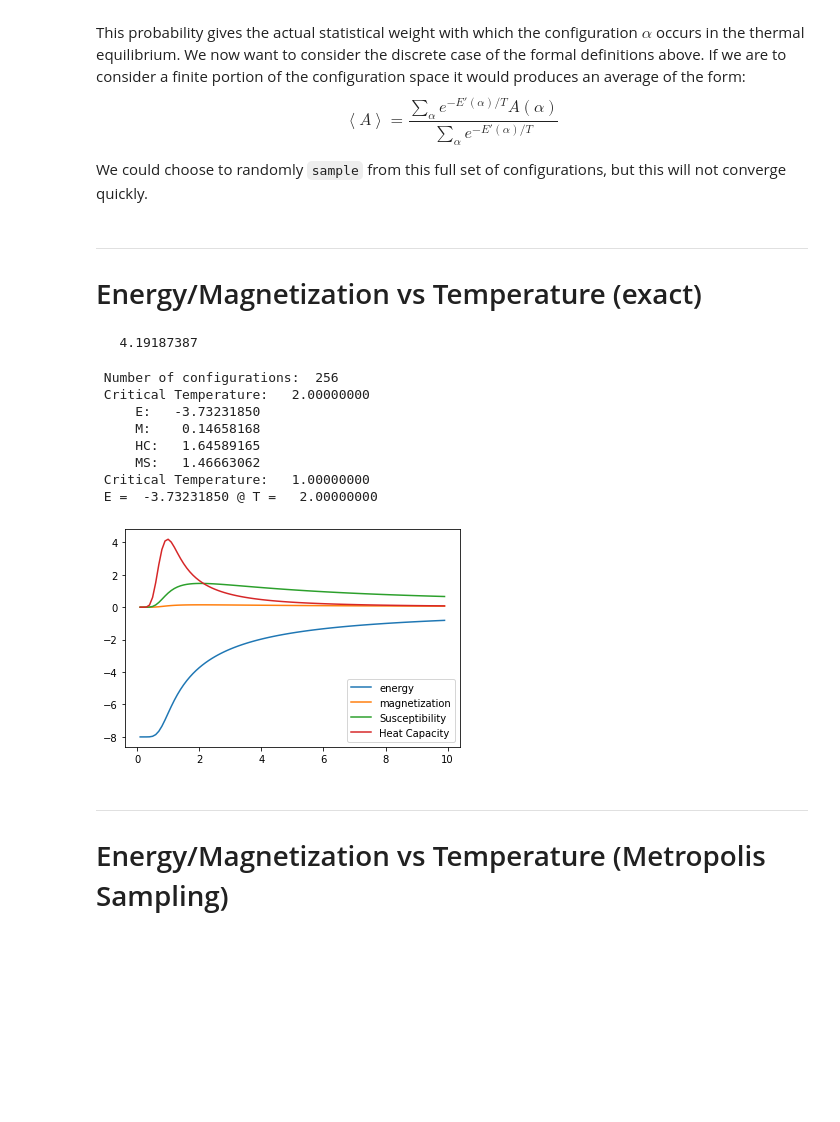
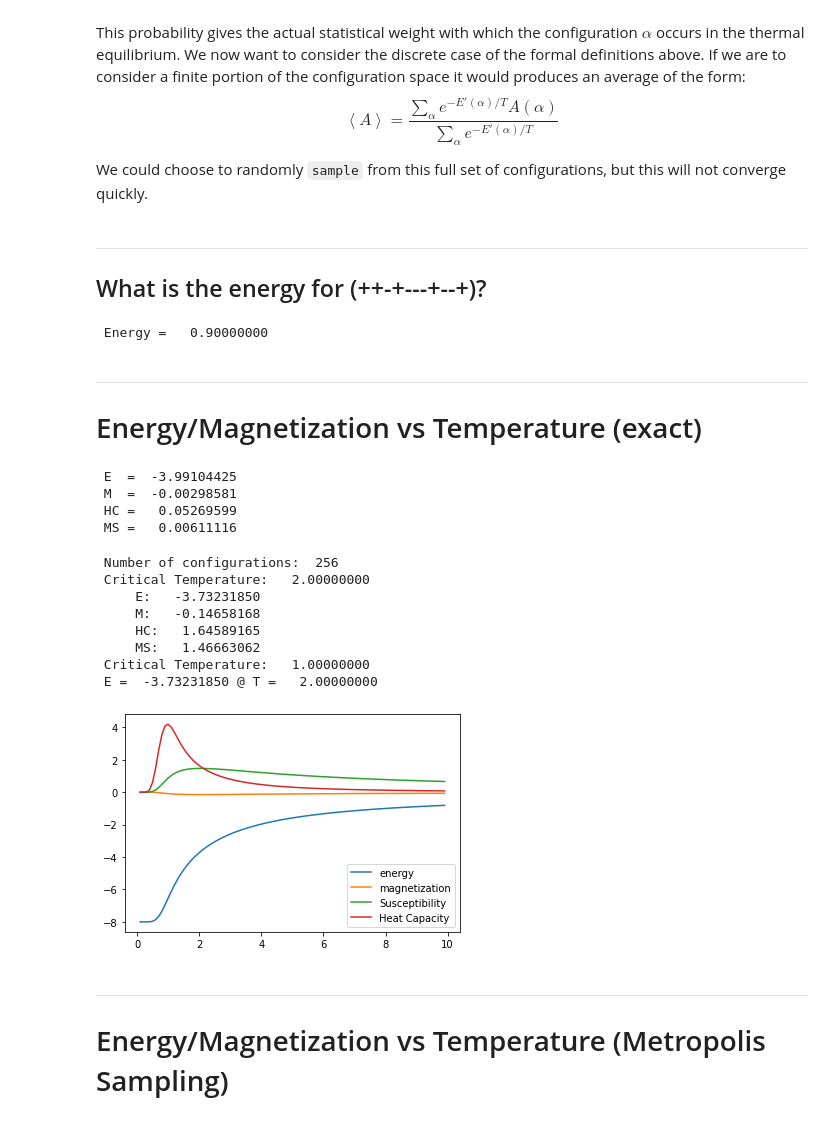
Before and after one commit to Reesem89/MonteCarlo, a Jupyter notebook: examples/ising.ipynb, the cells around one changed output. Cells and saved outputs as stored; diff of their text form; code cells hidden in the pictures; blank space fills up the shorter version.

```diff
--- a/examples/ising.ipynb
+++ b/examples/ising.ipynb
@@ -89,6 +89,18 @@ $$
 \left<A\right> = \frac{\displaystyle\sum_\alpha e^{-E'(\alpha)/T}A(\alpha)}{\displaystyle\sum_\alpha e^{-E'(\alpha)/T}}$$
 
 We could choose to randomly `sample` from this full set of configurations, but this will not converge quickly.
+# %% [markdown]
+---
+## What is the energy for (++-+---+--+)?
+# %%
+conf = montecarlo.SpinConfig1D(N=11)
+
+conf.set_config([1,1,0,1,0,0,0,1,0,0,1])
+# conf.initialize(M=2)
+ham = montecarlo.IsingHamiltonian1D(2.0, 1.1)
+print(" Energy = %12.8f" %ham.energy(conf))
+# %% [output]
+ Energy =   0.90000000
 # %% [markdown]
 ----
 # Energy/Magnetization vs Temperature (exact)
@@ -120,12 +132,28 @@ def compute_average_values(ham, conf, T):
     MS = (MM - M*M)/T
     return E, M, HC, MS
 # %%
-E, M, HC, MS = compute_average_values(ham, conf, 1)
-print(" %12.8f" %HC)
+# Define my hamiltonian values
+ham.J = -2
+ham.mu = 1.1
+ham.pbc = True
+
+# Define a new configuration instance for a 2-site lattice
+conf = montecarlo.SpinConfig1D(N=2)
+
+# Compute the average values for Temperature = 1
+E, M, HC, MS = ham.compute_average_values(conf, 1)
+
+
+print(" E  = %12.8f" %E)
+print(" M  = %12.8f" %M)
+print(" HC = %12.8f" %HC)
+print(" MS = %12.8f" %MS)
 # %% [output]
-   4.19187387
+ E  =  -3.99104425
+ M  =  -0.00298581
+ HC =   0.05269599
+ MS =   0.00611116
 # %%
-print(" Number of configurations: ", conf.n_dim)
 
 e_list = []
 e2_list = []
@@ -133,44 +161,51 @@ m_list = []
 m2_list = []
 T_list = []
 
+ham.J = -1
+ham.mu = .1
+
+conf = montecarlo.SpinConfig1D(N=8)
+print(" Number of configurations: ", conf.n_dim)
+
+
 for Ti in range(1,100):
     T = .1*Ti
 
-    E, M, HC, MS = compute_average_values(ham, conf, T)
+    E, M, HC, MS = ham.compute_average_values(conf, T)
 
     e_list.append(E)
     m_list.append(M)
     e2_list.append(HC)
     m2_list.append(MS)
     T_list.append(T)
 
 
 plt.plot(T_list, e_list, label="energy");
 plt.plot(T_list, m_list, label="magnetization");
 plt.plot(T_list, m2_list, label="Susceptibility");
 plt.plot(T_list, e2_list, label="Heat Capacity");
 plt.legend();
 
 Tc_ind = np.argmax(m2_list)
 print(" Critical Temperature: %12.8f " %(T_list[Tc_ind]))
 print("     E:  %12.8f" %(e_list[Tc_ind]))
 print("     M:  %12.8f" %(m_list[Tc_ind]))
 print("     HC: %12.8f" %(e2_list[Tc_ind]))
 print("     MS: %12.8f" %(m2_list[Tc_ind]))
 Tc2 = T_list[np.argmax(e2_list)]
 print(" Critical Temperature: %12.8f" %(Tc2))
 
 print(" E = %12.8f @ T = %12.8f"% (e_list[T_list.index(2.00)], 2.0))
 # %% [output]
  Number of configurations:  256
  Critical Temperature:   2.00000000
      E:   -3.73231850
-     M:    0.14658168
+     M:   -0.14658168
      HC:   1.64589165
      MS:   1.46663062
  Critical Temperature:   1.00000000
  E =  -3.73231850 @ T =   2.00000000
-[figure, old version]
+[figure, new version]
 # %% [markdown]
 ----
 # Energy/Magnetization vs Temperature (Metropolis Sampling)
```
Also changed, not shown: parts of 4 cells of this notebook, 4 other files.
